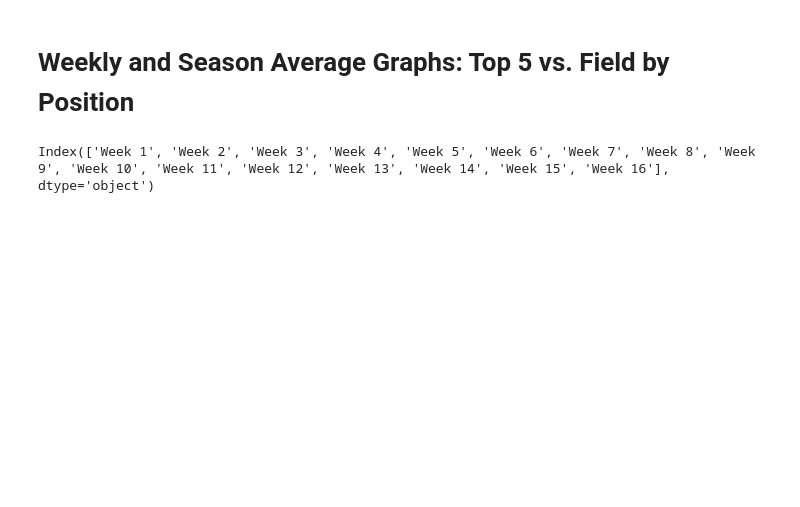
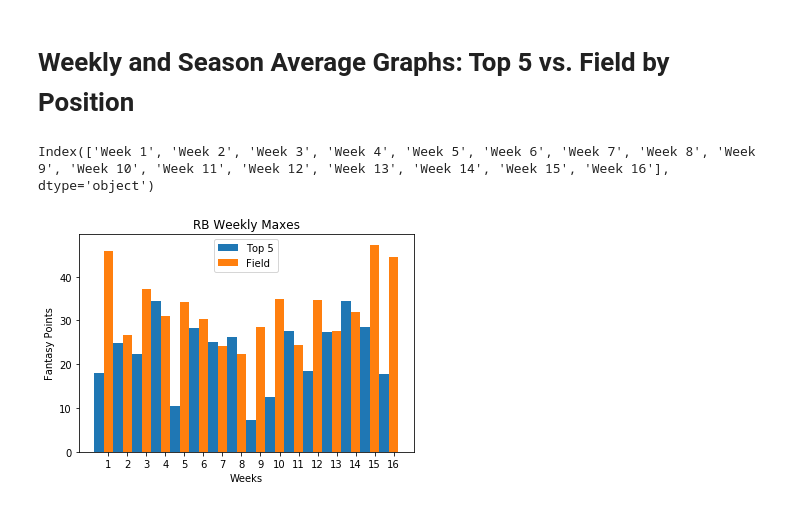
Before and after one commit to MTMUTH/Group_Project_01, a Jupyter notebook: FFL_CleanData_BB_v2.ipynb, the cells around one changed output. Saved outputs shown, nothing was run; the diff lists cells and outputs as text; code cells hidden in the pictures; blank space fills up the shorter version.

Commit message:
Updated New API Key and Weekly Graphs

```diff
--- a/FFL_CleanData_BB_v2.ipynb
+++ b/FFL_CleanData_BB_v2.ipynb
@@ -377,0 +376,21 @@ Index(['Week 1', 'Week 2', 'Week 3', 'Week 4', 'Week 5', 'Week 6', 'Week 7', 'We
+# %%
+#RB Weekly Maxes
+N = 16
+Top5_RB = (17.9, 24.8, 22.3	,34.5, 10.5, 28.3, 25.0, 26.3, 7.2, 12.6, 27.7, 18.4, 27.3, 34.4, 28.6, 17.7)
+Field_RB = (45.8, 26.6, 37.1, 31.0, 34.3, 30.4, 24.1, 22.4, 28.4, 35.0, 24.3, 34.7, 27.7, 31.9, 47.3, 44.6)
+
+ind = np.arange(N)
+width = 0.50
+plt.bar(ind, Top5_RB, width, label='Top 5')
+plt.bar(ind + width, Field_RB, width,
+    label='Field')
+
+plt.xlabel('Weeks')
+plt.ylabel('Fantasy Points')
+plt.title('RB Weekly Maxes')
+
+plt.xticks(ind + width / 1, ('1', '2', '3', '4', '5', '6', '7', '8', '9', '10', '11', '12', '13', '14', '15', '16'))
+plt.legend(loc='best')
+plt.show()
+# %% [output]
+[figure, added]
```
Also changed, not shown: parts of 7 cells of this notebook.
